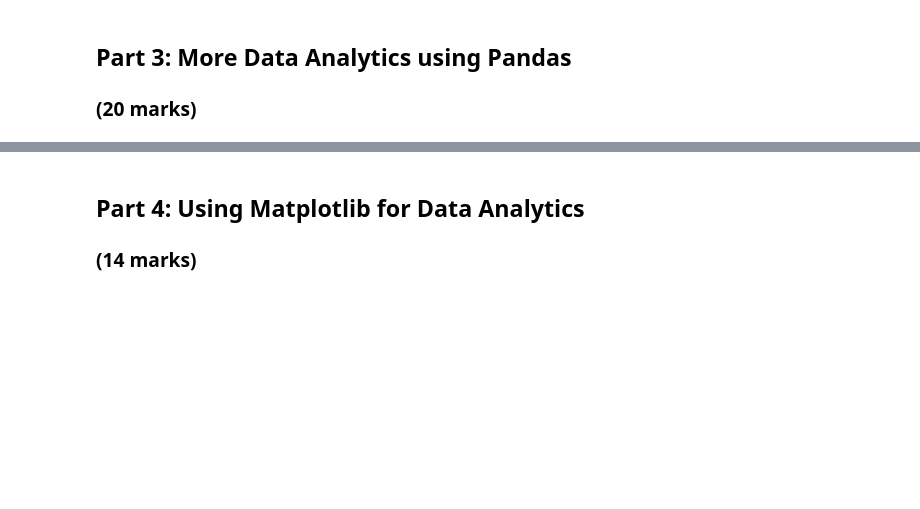
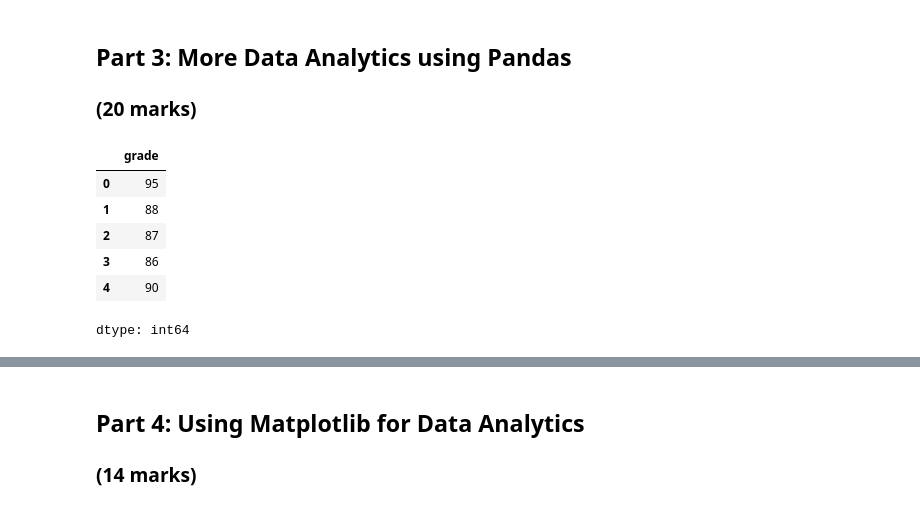
Before and after one commit to rbawah/engg680_2024_fall_group7, a Jupyter notebook: Lab Assignment 1/StudentGradeManagementSystem.ipynb, the cells around one changed output, grey strips where cells are left out. Cells and saved outputs as stored; diff of their text form; code cells hidden in the pictures; blank space fills up the shorter version.

```diff
--- a/Lab Assignment 1/StudentGradeManagementSystem.ipynb
+++ b/Lab Assignment 1/StudentGradeManagementSystem.ipynb
@@ -246,7 +243,16 @@ print(students_below_85)
 # %%
 # Select the column 'grade' from the original English grade dataset and print it
 # (1 mark)
-#
+English_Grades = df_english['grade']
+English_Grades.head()
+# %% [output]
+|  | grade |
+| 0 | 95 |
+| 1 | 88 |
+| 2 | 87 |
+| 3 | 86 |
+| 4 | 90 |
+dtype: int64
 # %%
 # Select the column 'GPA' from the df_studentGrades and print it
 # (1 mark)
```
Also changed, not shown: parts of 12 cells of this notebook.
